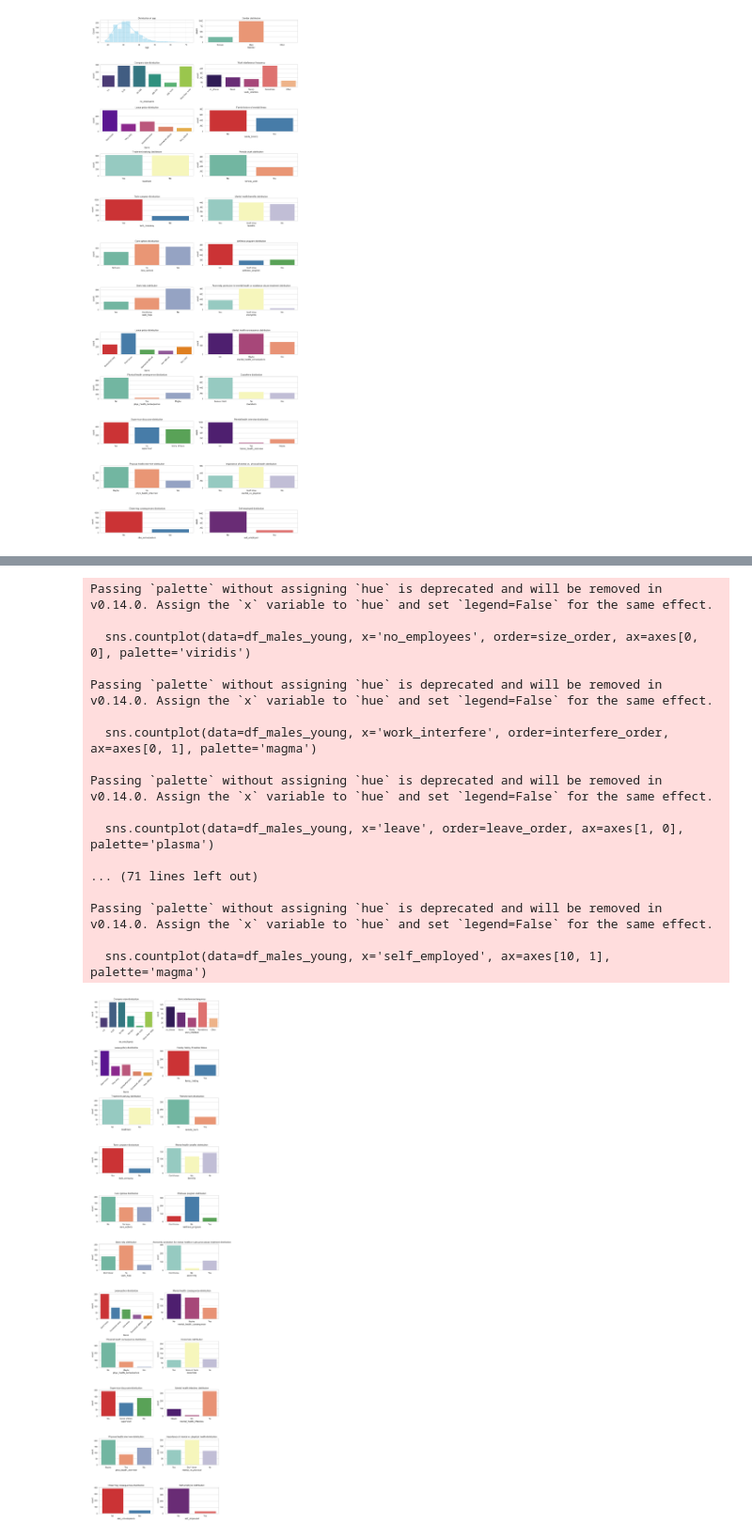
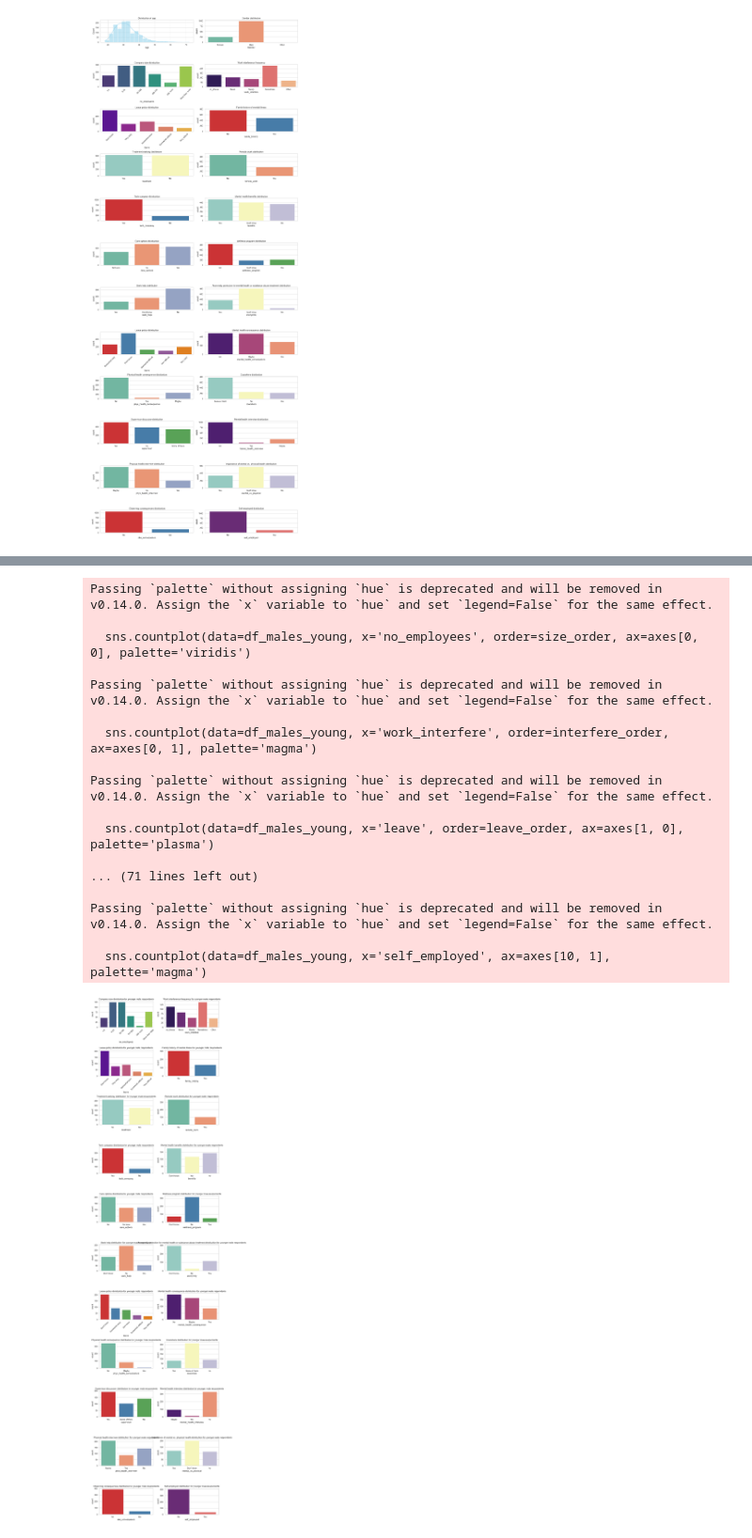
Before and after one commit to natalia5678/dm_project_imported, a Jupyter notebook: projDM.ipynb, the cells around one changed output, grey strips where cells are left out. Shown at 94% size. Saved outputs shown, nothing was run; the diff lists cells and outputs as text; code cells hidden in the pictures.

Commit message:
added eda for US respondents

```diff
--- a/projDM.ipynb
+++ b/projDM.ipynb
@@ -303,97 +404,97 @@ fig, axes = plt.subplots(11, 2, figsize=(10, 40))
 
 size_order = ['1-5', '6-25', '26-100', '100-500', '500-1000', 'More than 1000']
 sns.countplot(data=df_males_young, x='no_employees', order=size_order, ax=axes[0, 0], palette='viridis')
-axes[0, 0].set_title('Company size distribution')
+axes[0, 0].set_title('Company size distribution for younger male respondents')
 axes[0, 0].tick_params(axis='x', rotation=45)
 
 interfere_order = ['no_illness', 'Never', 'Rarely', 'Sometimes', 'Often']
 sns.countplot(data=df_males_young, x='work_interfere', order=interfere_order, ax=axes[0, 1], palette='magma')
-axes[0, 1].set_title('Work interference frequency')
+axes[0, 1].set_title('Work interference frequency for younger male respondents')
 
 leave_order = ['Don\'t know', 'Very easy', 'Somewhat easy', 'Somewhat difficult', 'Very difficult']
 sns.countplot(data=df_males_young, x='leave', order=leave_order, ax=axes[1, 0], palette='plasma')
-axes[1, 0].set_title('Leave policy distribution')
+axes[1, 0].set_title('Leave policy distribution for younger male respondents')
 axes[1, 0].tick_params(axis='x', rotation=45)
 
 sns.countplot(data=df_males_young, x='family_history', ax=axes[1, 1], palette='Set1')
-axes[1, 1].set_title('Family history of mental illness')
+axes[1, 1].set_title('Family history of mental illness for younger male respondents')
 
 sns.countplot(data=df_males_young, x='treatment', ax=axes[2, 0], palette='Set3')
-axes[2, 0].set_title('Treatment seeking distribution')
+axes[2, 0].set_title('Treatment seeking distribution for younger male respondents')
 
 sns.countplot(data=df_males_young, x='remote_work', ax=axes[2, 1], palette='Set2')
-axes[2, 1].set_title('Remote work distribution')
+axes[2, 1].set_title('Remote work distribution for younger male respondents')
 
 sns.countplot(data=df_males_young, x='tech_company', ax=axes[3, 0], palette='Set1')
-axes[3, 0].set_title('Tech company distribution')
+axes[3, 0].set_title('Tech company distribution for younger male respondents')
 
 sns.countplot(data=df_males_young, x='benefits', ax=axes[3, 1], palette='Set3')
-axes[3, 1].set_title('Mental health benefits distribution')
+axes[3, 1].set_title('Mental health benefits distribution for younger male respondents')
 
 sns.countplot(data=df_males_young, x='care_options', ax=axes[4, 0], palette='Set2')
-axes[4, 0].set_title('Care options distribution')
+axes[4, 0].set_title('Care options distribution for younger male respondents')
 
 sns.countplot(data=df_males_young, x='wellness_program', ax=axes[4, 1], palette='Set1')
-axes[4, 1].set_title('Wellness program distribution')
+axes[4, 1].set_title('Wellness program distribution for younger male respondents')
 
 sns.countplot(data=df_males_young, x='seek_help', ax=axes[5, 0], palette='Set2')
-axes[5, 0].set_title('Seek help distribution')
+axes[5, 0].set_title('Seek help distribution for younger male respondents')
 
 sns.countplot(data=df_males_young, x='anonymity', ax=axes[5, 1], palette='Set3')
-axes[5, 1].set_title('Anonymity protection for mental health or substance abuse treatment distribution')
+axes[5, 1].set_title('Anonymity protection for mental health or substance abuse treatment distribution for younger male respondents')
 
 sns.countplot(data=df_males_young, x='leave', ax=axes[6, 0], palette='Set1')
-axes[6, 0].set_title('Leave policy distribution')
+axes[6, 0].set_title('Leave policy distribution for younger male respondents')
 axes[6, 0].tick_params(axis='x', rotation=45)
 
 sns.countplot(data=df_males_young, x='mental_health_consequence',ax=axes[6, 1], palette='magma')
-axes[6, 1].set_title('Mental health consequence distribution')
+axes[6, 1].set_title('Mental health consequence distribution for younger male respondents')
 
 sns.countplot(data=df_males_young, x='phys_health_consequence', ax=axes[7, 0], palette='Set2')
-axes[7, 0].set_title('Physical health consequence distribution')
+axes[7, 0].set_title('Physical health consequence distribution for younger male respondents')
 
 sns.countplot(data=df_males_young, x='coworkers', ax=axes[7, 1], palette='Set3')
-axes[7, 1].set_title('Coworkers distribution')
+axes[7, 1].set_title('Coworkers distribution for younger male respondents')
 
 sns.countplot(data=df_males_young, x='supervisor', ax=axes[8, 0], palette='Set1')
-axes[8, 0].set_title('Supervisor discussiondistribution')
+axes[8, 0].set_title('Supervisor discussion distribution for younger male respondents')
 
 sns.countplot(data=df_males_young, x='mental_health_interview', ax=axes[8, 1], palette='magma')
-axes[8, 1].set_title('Mental health interview distribution')
+axes[8, 1].set_title('Mental health interview distribution for younger male respondents')
 
 sns.countplot(data=df_males_young, x='phys_health_interview', ax=axes[9, 0], palette='Set2')
-axes[9, 0].set_title('Physical health interview distribution')
+axes[9, 0].set_title('Physical health interview distribution for younger male respondents')
 
 sns.countplot(data=df_males_young, x='mental_vs_physical', ax=axes[9, 1], palette='Set3')
-axes[9, 1].set_title('Importance of mental vs. physical health distribution')
+axes[9, 1].set_title('Importance of mental vs. physical health distribution for younger male respondents')
 
 sns.countplot(data=df_males_young, x='obs_consequence', ax=axes[10, 0], palette='Set1')
-axes[10, 0].set_title('Observing consequences distribution')
+axes[10, 0].set_title('Observing consequences distribution for younger male respondents')
 
 sns.countplot(data=df_males_young, x='self_employed', ax=axes[10, 1], palette='magma')
-axes[10, 1].set_title('Self-employed distribution')
+axes[10, 1].set_title('Self-employed distribution for younger male respondents')
 
 plt.tight_layout()
 plt.show()
 # %% [output]
 Passing `palette` without assigning `hue` is deprecated and will be removed in v0.14.0. Assign the `x` variable to `hue` and set `legend=False` for the same effect.
 
   sns.countplot(data=df_males_young, x='no_employees', order=size_order, ax=axes[0, 0], palette='viridis')
 
 Passing `palette` without assigning `hue` is deprecated and will be removed in v0.14.0. Assign the `x` variable to `hue` and set `legend=False` for the same effect.
 
   sns.countplot(data=df_males_young, x='work_interfere', order=interfere_order, ax=axes[0, 1], palette='magma')
 
 Passing `palette` without assigning `hue` is deprecated and will be removed in v0.14.0. Assign the `x` variable to `hue` and set `legend=False` for the same effect.
 
   sns.countplot(data=df_males_young, x='leave', order=leave_order, ax=axes[1, 0], palette='plasma')
 
 ... (71 lines left out)
 
 Passing `palette` without assigning `hue` is deprecated and will be removed in v0.14.0. Assign the `x` variable to `hue` and set `legend=False` for the same effect.
 
   sns.countplot(data=df_males_young, x='self_employed', ax=axes[10, 1], palette='magma')
-[figure, old version]
+[figure, new version]
 # %%
 # EDA for older half of males
 
```
Also changed, not shown: parts of 5 cells of this notebook.
